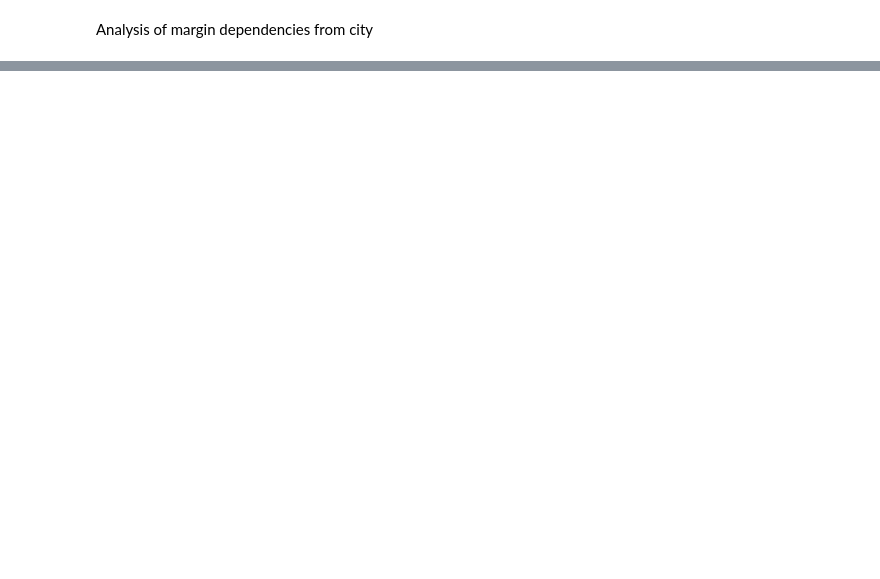
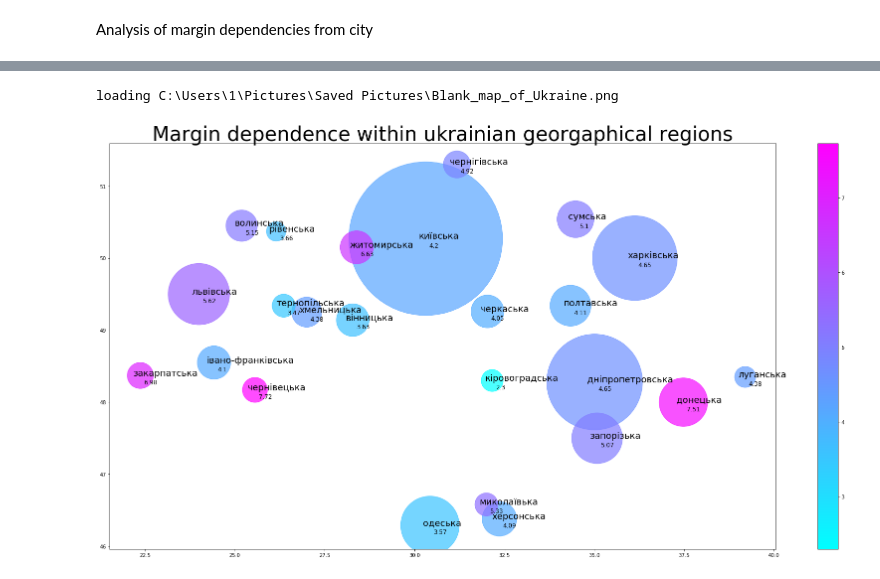
Before and after one commit to VeritasVZ/visualizations, a Jupyter notebook: benchmark_visualization.ipynb, the cells around one changed output, grey strips where cells are left out. Drawn from its saved outputs; the diff is of its cells as text; code cells hidden in the pictures; blank space fills up the shorter version.

```diff
--- a/benchmark_visualization.ipynb
+++ b/benchmark_visualization.ipynb
@@ -362,0 +455,9 @@ fd_reg = rename_city(fin_data_2)
+# %%
+fd_reg_full = fd_reg_full[fd_reg_full['rev_ave_2']>0]
+fd_reg_full = fd_reg_full[fd_reg_full['opm']>-20.0]
+# %%
+fd_reg = fd_reg_full.loc[:,['region','latitude', 'longtitude','opm','quantity']]
+fd_reg = fd_reg.groupby(['region'], as_index = False).agg({'quantity' : np.sum,'opm' : np.mean, 'latitude': np.median, 'longtitude': np.median})
+fd_reg = fd_reg.sort_values(by = 'quantity', ascending = False)
+fd_reg = fd_reg.dropna() #will cut about 30-40 entities that had problems with region data scraping
+print(fd_reg)
@@ -362,0 +482,49 @@ fd_reg = rename_city(fin_data_2)
+# %%
+fd_reg['opm'] = fd_reg['opm'].apply(lambda x: np.around(x, decimals = 2))
+annotations_reg = fd_reg['region'].values
+annotations_opm = fd_reg['opm'].values
+x_reg = fd_reg['longtitude'].values
+y_reg = fd_reg['latitude'].values
+
+#print(annotations)
+#print(x, y)
+# %%
+import matplotlib.colors
+import matplotlib.cbook as cbook
+import matplotlib.image as image
+
+datafile = cbook.get_sample_data(r'C:\Users\1\Pictures\Saved Pictures\Blank_map_of_Ukraine.png', asfileobj=False)
+print('loading %s' % datafile)
+im = image.imread(datafile)
+
+im[:, :, -1] = 0.3  # set the alpha channel
+
+fig, ax = plt.subplots(figsize=(30,15))
+#plt.figure(figsize=(30,15))
+cmap = plt.cm.cool
+norm = mpl.colors.Normalize(vmin = fd_reg['opm'].min(), vmax = fd_reg['opm'].max())
+
+ax.scatter(fd_reg['longtitude'], fd_reg['latitude'], s=fd_reg['quantity']*30, c =cmap(norm(fd_reg.opm)), alpha = 0.7)
+ax.set_title('Margin dependence within ukrainian georgaphical regions')
+#plt.imshow(fd_reg['opm'], cmap = cm.afmhot)
+#cmap = mpl.cm.cool
+#norm = mpl.colors.Normalize(vmin = fd_reg['opm'].min(), vmax = fd_reg['opm'].max())
+#plt.set_title('Operation margin distribution within ukrainian geographical regions')
+sm = plt.cm.ScalarMappable(cmap = cmap, norm = norm)
+sm.set_array([])
+fig.colorbar(sm)
+#fig.figimage(im, 10, 10, zorder=3)
+
+
+for i in range(len(annotations_reg)):
+    ax.annotate(annotations_reg[i], (x_reg[i]-0.2, y_reg[i]), fontsize = 18)
+    ax.annotate(annotations_opm[i], (x_reg[i]+0.1, y_reg[i]-0.12), fontsize = 12)
+#plt.annotate(xy = (fd_city['city_id'], fd_city['opm']), s = fd_city['city'])
+#plt.legend(handles=[list(fd_city['city'].values())], loc=1)
+#ax = plt.subplot(111, xlabel='x', ylabel='y', title='title')
+for item in ([ax.title, ax.xaxis.label, ax.yaxis.label]):
+    item.set_fontsize(40)
+plt.show()
+# %% [output]
+loading C:\Users\1\Pictures\Saved Pictures\Blank_map_of_Ukraine.png
+[figure, added]
```
Also changed, not shown: parts of 34 cells of this notebook.
